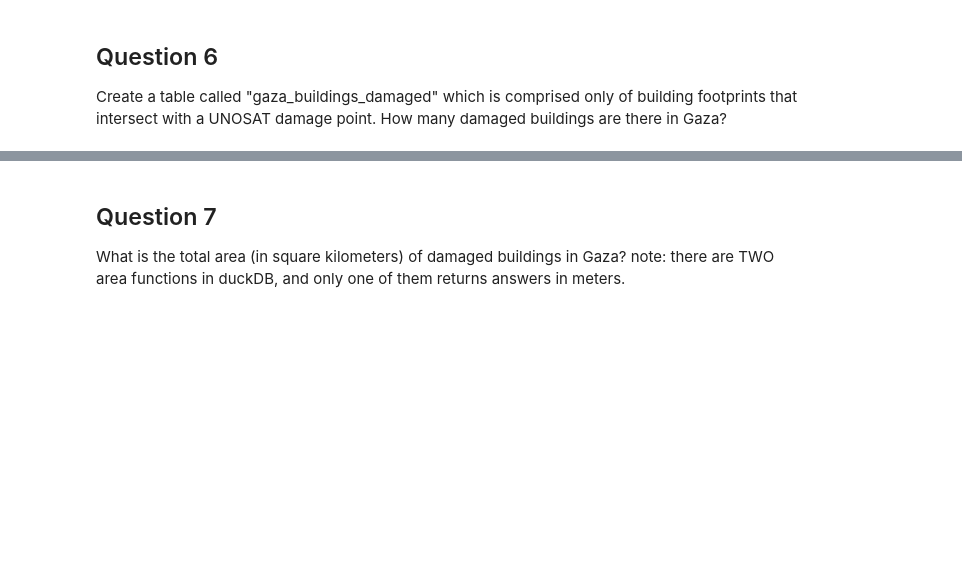
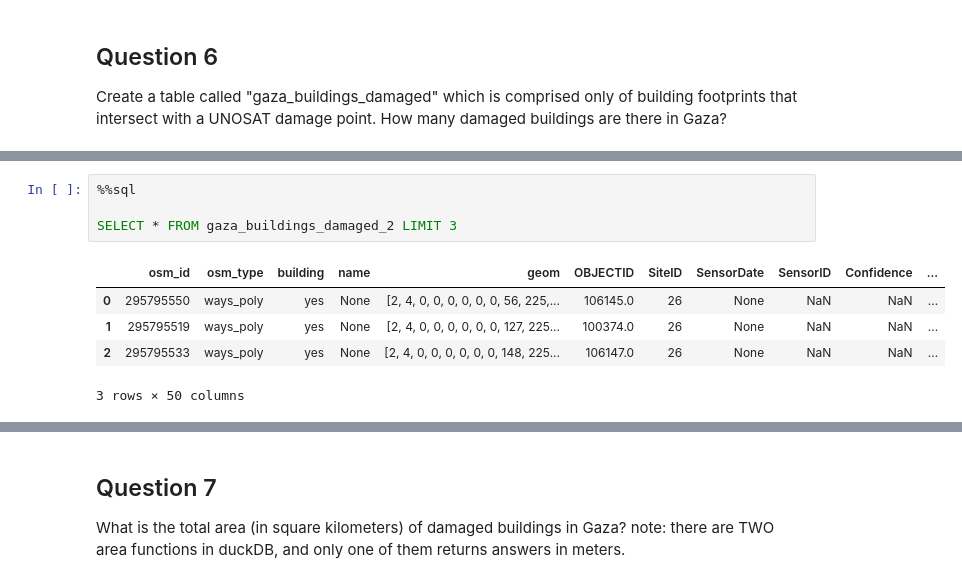
Before and after one commit to NourahAlhosain/CASA0025, a Jupyter notebook: W05_quiz_2025.ipynb, the cells around one changed output, grey strips where cells are left out. Drawn from its saved outputs; the diff is of its cells as text; blank space fills up the shorter version.

```diff
--- a/W05_quiz_2025.ipynb
+++ b/W05_quiz_2025.ipynb
@@ -317,0 +330,10 @@ CREATE TABLE gaza_buildings AS SELECT * FROM "content/Gaza_Buildings_2.geojson";
+# %%
+%%sql
+
+SELECT * FROM gaza_buildings_damaged_2 LIMIT 3
+# %% [output]
+|  | osm_id | osm_type | building | name | geom | OBJECTID | SiteID | SensorDate | SensorID | Confidence | ... |
+| 0 | 295795550 | ways_poly | yes | None | [2, 4, 0, 0, 0, 0, 0, 0, 56, 225,... | 106145.0 | 26 | None | NaN | NaN | ... |
+| 1 | 295795519 | ways_poly | yes | None | [2, 4, 0, 0, 0, 0, 0, 0, 127, 225... | 100374.0 | 26 | None | NaN | NaN | ... |
+| 2 | 295795533 | ways_poly | yes | None | [2, 4, 0, 0, 0, 0, 0, 0, 148, 225... | 106147.0 | 26 | None | NaN | NaN | ... |
+3 rows × 50 columns
```
Also changed, not shown: parts of 22 cells of this notebook.
